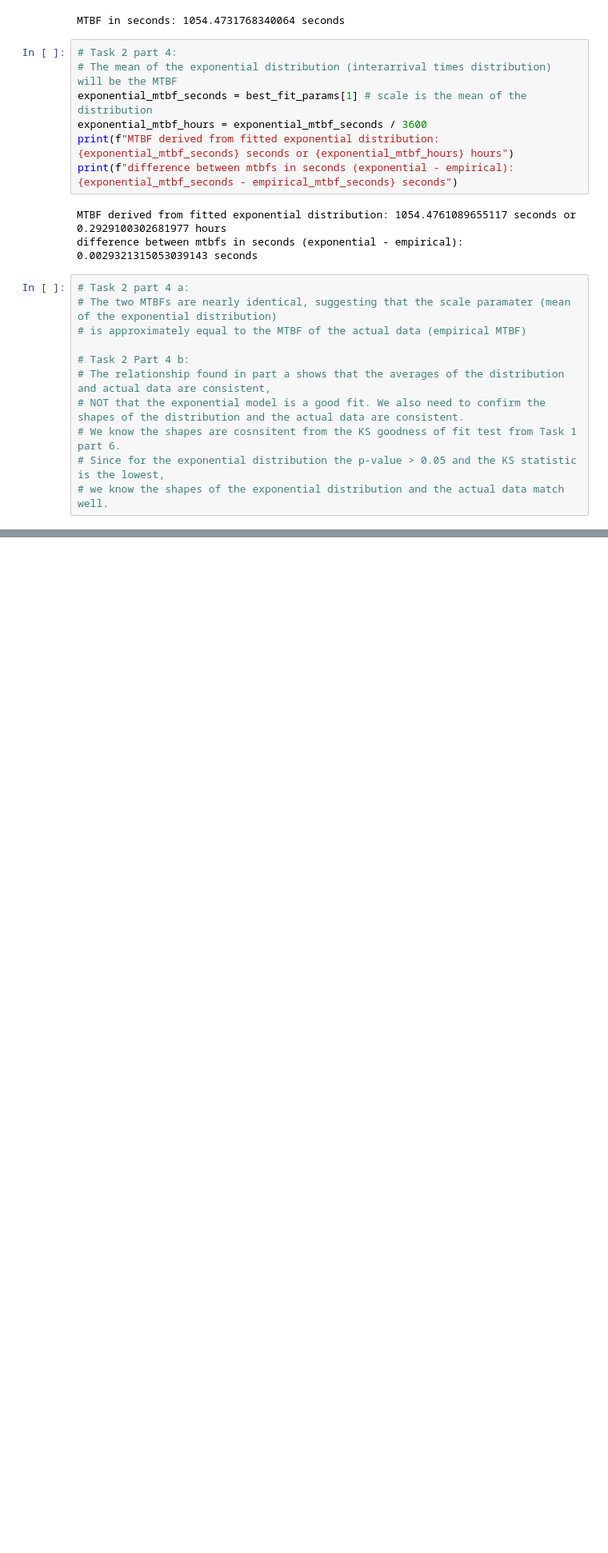
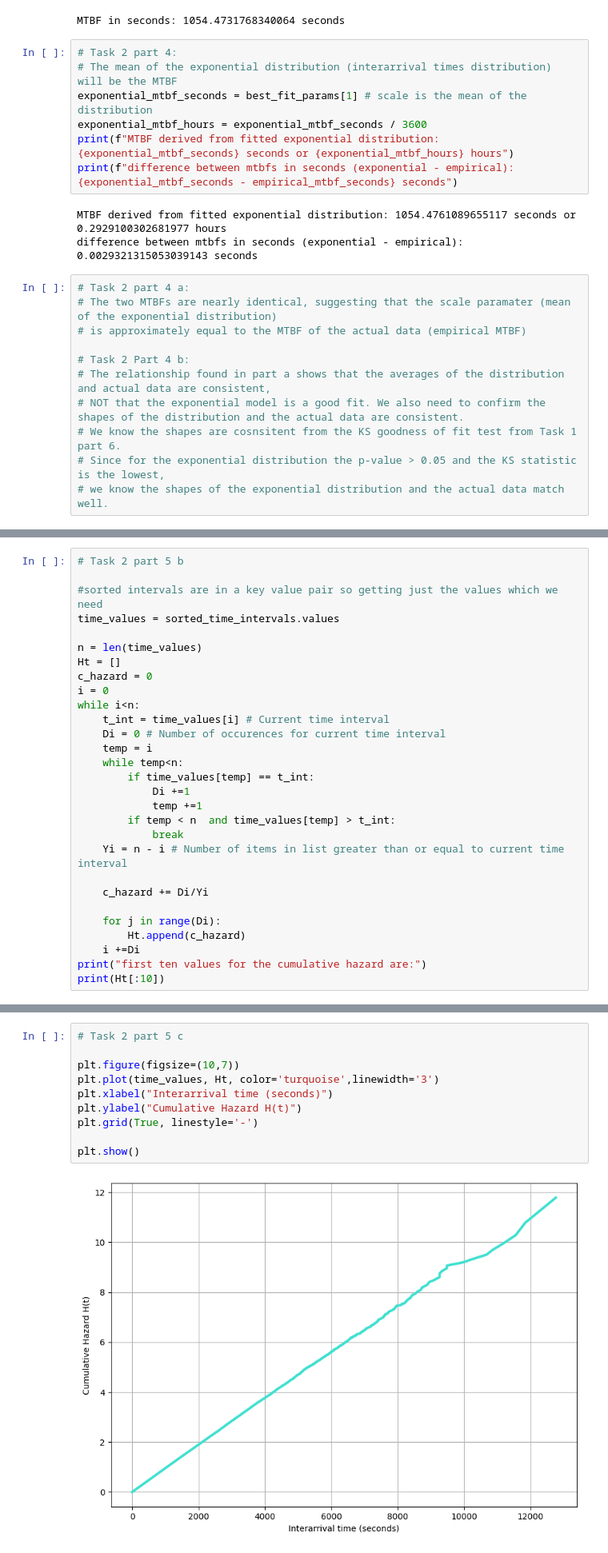
Before and after one commit to DhruvVohra11/gpu_cluster_analysis, a Jupyter notebook: ProjectPart2.ipynb, the cells around one changed output, grey strips where cells are left out. Shown at 80% size. Saved outputs shown, nothing was run; the diff lists cells and outputs as text; blank space fills up the shorter version.

Commit message:
5 part a,b,c done

```diff
--- a/ProjectPart2.ipynb
+++ b/ProjectPart2.ipynb
@@ -340,0 +353,29 @@ difference between mtbfs in seconds (exponential - empirical): 0.002932131505303
+# %%
+# Task 2 part 5 b
+
+#sorted intervals are in a key value pair so getting just the values which we need
+time_values = sorted_time_intervals.values
+
+n = len(time_values)
+Ht = []
+c_hazard = 0
+i = 0
+while i<n:
+    t_int = time_values[i] # Current time interval
+    Di = 0 # Number of occurences for current time interval
+    temp = i
+    while temp<n:
+        if time_values[temp] == t_int:
+            Di +=1
+            temp +=1
+        if temp < n  and time_values[temp] > t_int:
+            break
+    Yi = n - i # Number of items in list greater than or equal to current time interval
+
+    c_hazard += Di/Yi
+
+    for j in range(Di):
+        Ht.append(c_hazard)
+    i +=Di
+print("first ten values for the cumulative hazard are:")
+print(Ht[:10])
@@ -340,0 +385,12 @@ difference between mtbfs in seconds (exponential - empirical): 0.002932131505303
+# %%
+# Task 2 part 5 c
+
+plt.figure(figsize=(10,7))
+plt.plot(time_values, Ht, color='turquoise',linewidth='3')
+plt.xlabel("Interarrival time (seconds)")
+plt.ylabel("Cumulative Hazard H(t)")
+plt.grid(True, linestyle='-')
+
+plt.show()
+# %% [output]
+[figure, added]
```
Also changed, not shown: parts of 9 cells of this notebook.
